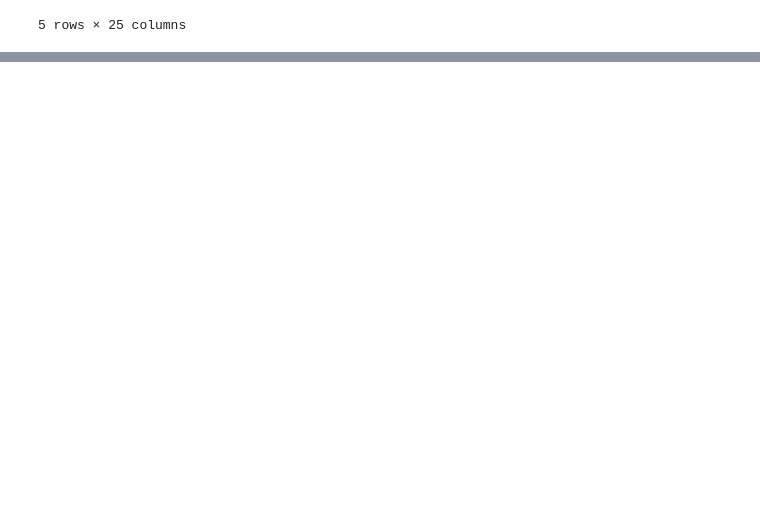
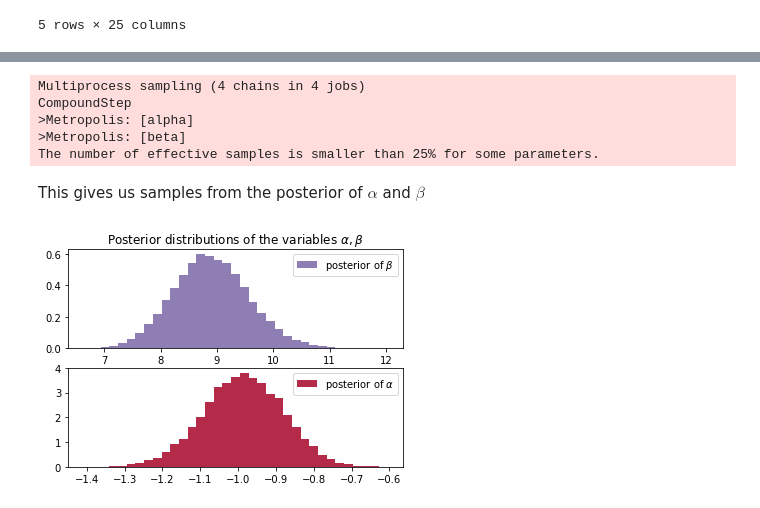
Before and after one commit to allydunham/hog_pathway, a Jupyter notebook: bin/neutral_mutations.ipynb, the cells around one changed output, grey strips where cells are left out. Drawn from its saved outputs; the diff is of its cells as text; code cells hidden in the pictures; blank space fills up the shorter version.

```diff
--- a/bin/neutral_mutations.ipynb
+++ b/bin/neutral_mutations.ipynb
@@ -19,0 +48,38 @@ impact.head()
+# %%
+sift_data = sift_data.sample(1000)
+
+with pm.Model() as model:
+    beta = pm.Normal("beta", mu=0, tau=0.001, testval=0)
+    alpha = pm.Normal("alpha", mu=0, tau=0.001, testval=0)
+    p = pm.Deterministic("p", 1.0/(1. + tt.exp(beta*sift_data.sift_score + alpha)))
+
+    observed = pm.Bernoulli("bernoulli_obs", p, observed=sift_data.effect)
+    start = pm.find_MAP()
+    step = pm.Metropolis()
+    trace = pm.sample(120000, step=step, start=start, cores=1)
+    burned_trace = trace[100000::2]
+# %% [output]
+Multiprocess sampling (4 chains in 4 jobs)
+CompoundStep
+>Metropolis: [alpha]
+>Metropolis: [beta]
+The number of effective samples is smaller than 25% for some parameters.
+# %% [markdown]
+This gives us samples from the posterior of $\alpha$ and $\beta$
+# %%
+alpha_samples = burned_trace["alpha"][:, None]
+beta_samples = burned_trace["beta"][:, None]
+
+#histogram of the samples:
+plt.subplot(211)
+plt.title(r"Posterior distributions of the variables $\alpha, \beta$")
+plt.hist(beta_samples, histtype='stepfilled', bins=35, alpha=0.85,
+         label=r"posterior of $\beta$", color="#7A68A6", density=True)
+plt.legend()
+
+plt.subplot(212)
+plt.hist(alpha_samples, histtype='stepfilled', bins=35, alpha=0.85,
+         label=r"posterior of $\alpha$", color="#A60628", density=True)
+plt.legend();
+# %% [output]
+[figure, added]
```
Also changed, not shown: parts of 9 cells of this notebook, 3 other files.
